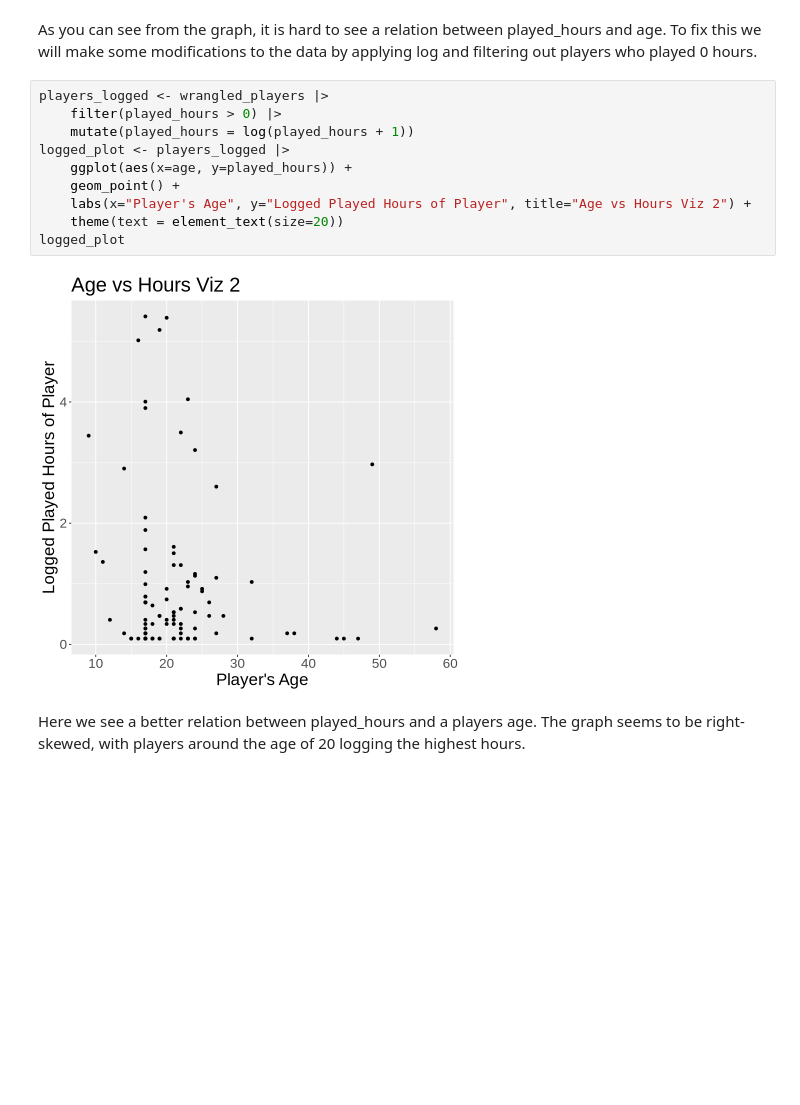
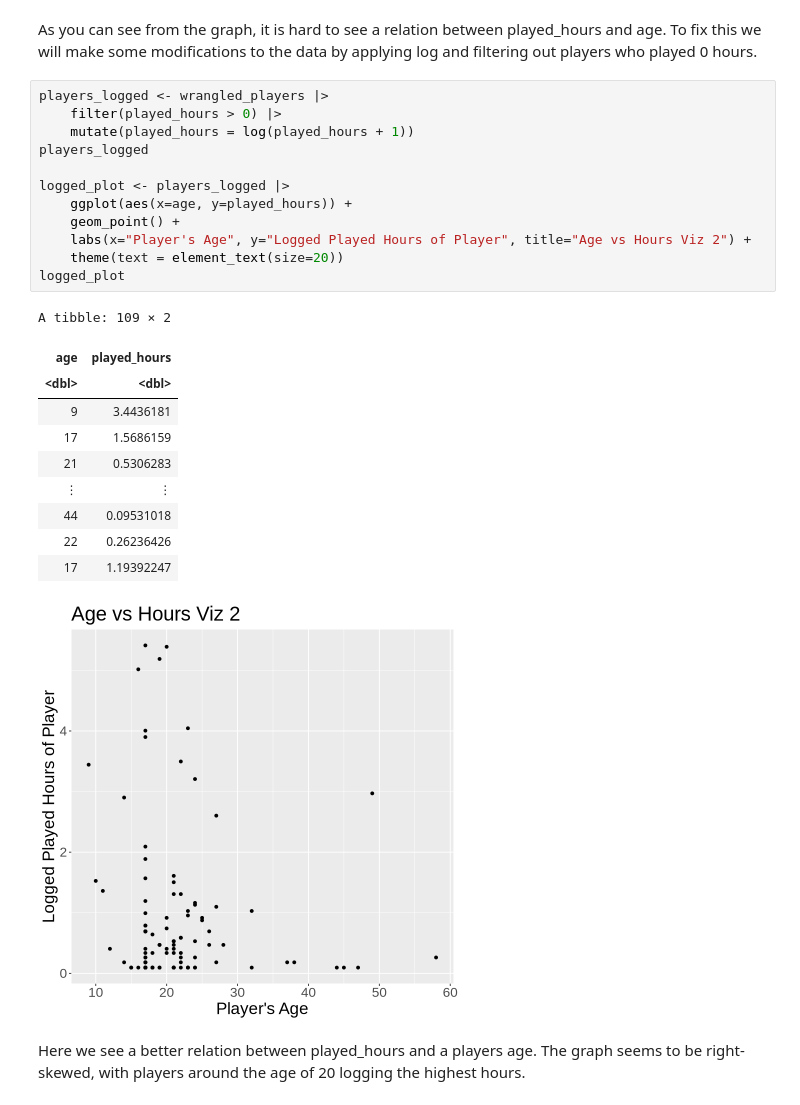
Before and after one commit to GraySchi/DSCI-Project-004-Group4, a Jupyter notebook: Group4_Project.ipynb, the cells around one changed output. Saved outputs shown, nothing was run; the diff lists cells and outputs as text; blank space fills up the shorter version.

```diff
--- a/Group4_Project.ipynb
+++ b/Group4_Project.ipynb
@@ -97,14 +101,26 @@ As you can see from the graph, it is hard to see a relation between played_hours
 # %%
 players_logged <- wrangled_players |>
     filter(played_hours > 0) |>
     mutate(played_hours = log(played_hours + 1))
+players_logged
+
 logged_plot <- players_logged |>
     ggplot(aes(x=age, y=played_hours)) +
     geom_point() +
     labs(x="Player's Age", y="Logged Played Hours of Player", title="Age vs Hours Viz 2") +
     theme(text = element_text(size=20))
 logged_plot
 # %% [output]
+A tibble: 109 × 2
+| age | played_hours |
+| <dbl> | <dbl> |
+| 9 | 3.4436181 |
+| 17 | 1.5686159 |
+| 21 | 0.5306283 |
+| ⋮ | ⋮ |
+| 44 | 0.09531018 |
+| 22 | 0.26236426 |
+| 17 | 1.19392247 |
 [figure]
 # %% [markdown]
 Here we see a better relation between played_hours and a players age. The graph seems to be right-skewed, with players around the age of 20 logging the highest hours.
```
Also changed, not shown: parts of 2 cells of this notebook.
